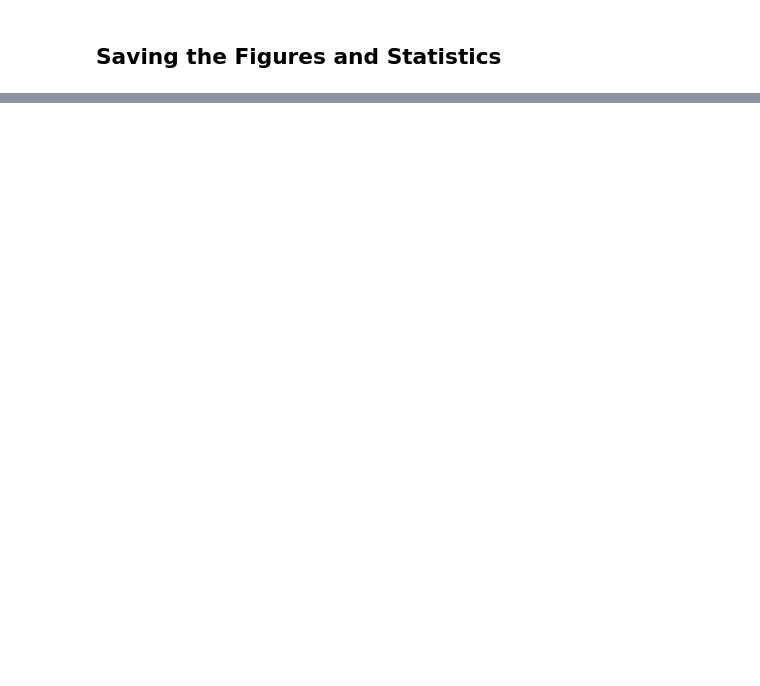
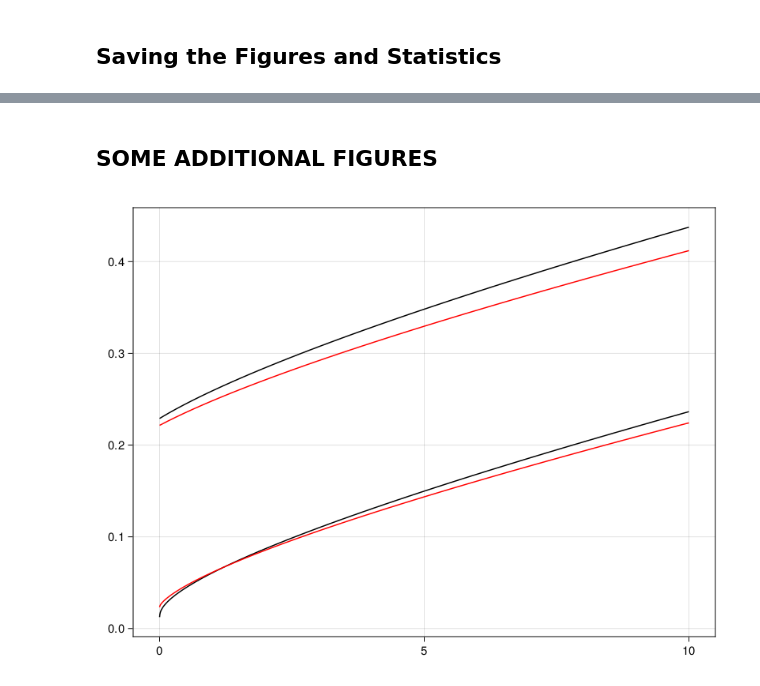
Before and after one commit to manuelamador/micro_risks_pareto_improving_policies, a Jupyter notebook: scripts/paper_figures_tables.ipynb, the cells around one changed output, grey strips where cells are left out. Cells and saved outputs as stored; diff of their text form; code cells hidden in the pictures; blank space fills up the shorter version.

```diff
--- a/scripts/paper_figures_tables.ipynb
+++ b/scripts/paper_figures_tables.ipynb
@@ -607,3 +668,19 @@ save(joinpath(@__DIR__, "..", "output", "figures", "pv_elasticities_regions_GE.p
 open(joinpath(@__DIR__, "..", "output", "tables", "statistics.txt"), "w") do file
     write(file, tab_1_2...)
 end;
+# %% [markdown]
+## SOME ADDITIONAL FIGURES
+# %%
+let i = 1
+    # Plots the consumption policy functions in the laissez faire and after the policy change.
+    c0 = consumption_alloc(e_init)
+    f, ax = lines(e_init.h.a_grid,  c0[:, 1], color = :black)
+    lines!(ax, e_init.h.a_grid,  c0[:, end], color = :black)
+    p = path[i]
+    c0new = consumption_alloc(p.h; R = 1 + p.r, e_init.w, p.T, p.a_pol)
+    lines!(ax, e_init.h.a_grid,  c0new[:, 1], color = :red)
+    lines!(ax, e_init.h.a_grid,  c0new[:, end], color = :red)
+    f
+end
+# %% [output]
+[figure, added]
```
Also changed, not shown: parts of 25 cells of this notebook, 5 other files.
